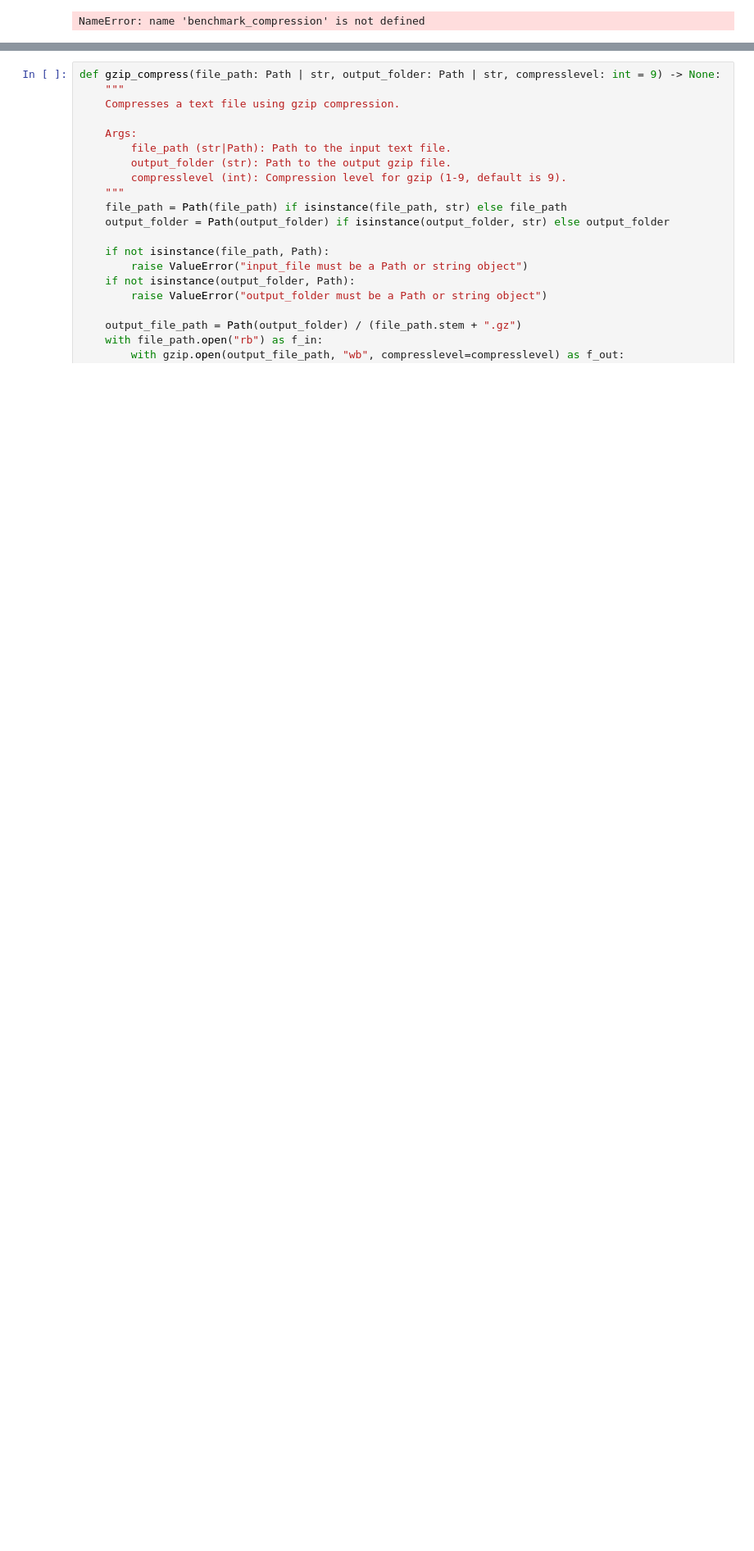
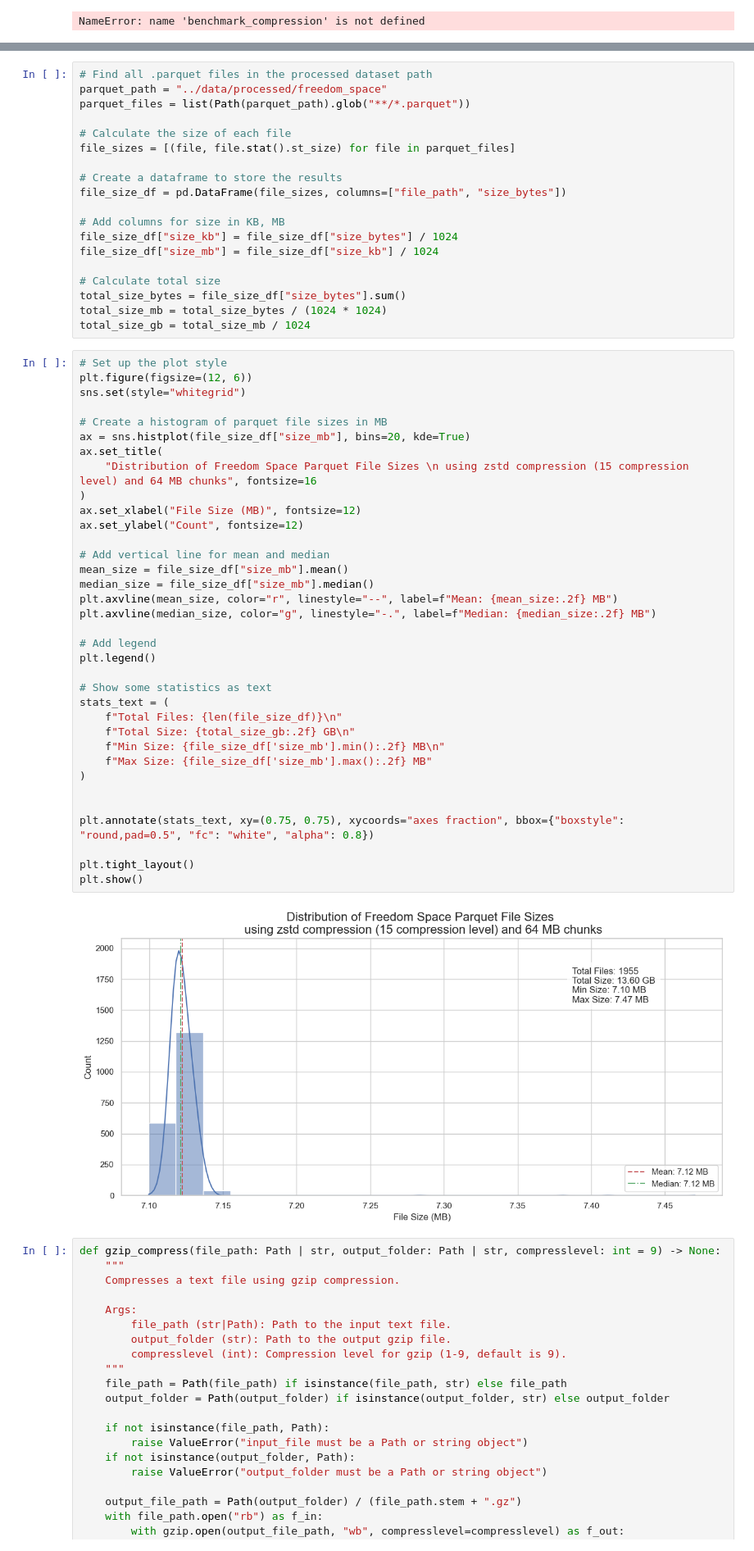
Before and after one commit to EtienneReboul/confscale, a Jupyter notebook: notebooks/er01-benchmarking_compression.ipynb, the cells around one changed output, grey strips where cells are left out. Shown: that part at 82% size. Cells and saved outputs as stored; diff of their text form; blank space fills up the shorter version.

```diff
--- a/notebooks/er01-benchmarking_compression.ipynb
+++ b/notebooks/er01-benchmarking_compression.ipynb
@@ -419,3 +636,59 @@ NameError: name 'benchmark_compression' is not defined
+# %%
+# Find all .parquet files in the processed dataset path
+parquet_path = "../data/processed/freedom_space"
+parquet_files = list(Path(parquet_path).glob("**/*.parquet"))
+
+# Calculate the size of each file
+file_sizes = [(file, file.stat().st_size) for file in parquet_files]
+
+# Create a dataframe to store the results
+file_size_df = pd.DataFrame(file_sizes, columns=["file_path", "size_bytes"])
+
+# Add columns for size in KB, MB
+file_size_df["size_kb"] = file_size_df["size_bytes"] / 1024
+file_size_df["size_mb"] = file_size_df["size_kb"] / 1024
+
+# Calculate total size
+total_size_bytes = file_size_df["size_bytes"].sum()
+total_size_mb = total_size_bytes / (1024 * 1024)
+total_size_gb = total_size_mb / 1024
+# %%
+# Set up the plot style
+plt.figure(figsize=(12, 6))
+sns.set(style="whitegrid")
+
+# Create a histogram of parquet file sizes in MB
+ax = sns.histplot(file_size_df["size_mb"], bins=20, kde=True)
+ax.set_title(
+    "Distribution of Freedom Space Parquet File Sizes \n using zstd compression (15 compression level) and 64 MB chunks", fontsize=16
+)
+ax.set_xlabel("File Size (MB)", fontsize=12)
+ax.set_ylabel("Count", fontsize=12)
+
+# Add vertical line for mean and median
+mean_size = file_size_df["size_mb"].mean()
+median_size = file_size_df["size_mb"].median()
+plt.axvline(mean_size, color="r", linestyle="--", label=f"Mean: {mean_size:.2f} MB")
+plt.axvline(median_size, color="g", linestyle="-.", label=f"Median: {median_size:.2f} MB")
+
+# Add legend
+plt.legend()
+
+# Show some statistics as text
+stats_text = (
+    f"Total Files: {len(file_size_df)}\n"
+    f"Total Size: {total_size_gb:.2f} GB\n"
+    f"Min Size: {file_size_df['size_mb'].min():.2f} MB\n"
+    f"Max Size: {file_size_df['size_mb'].max():.2f} MB"
+)
+
+
+plt.annotate(stats_text, xy=(0.75, 0.75), xycoords="axes fraction", bbox={"boxstyle": "round,pad=0.5", "fc": "white", "alpha": 0.8})
+
+plt.tight_layout()
+plt.show()
+# %% [output]
+[figure, added]
 # %%
 def gzip_compress(file_path: Path | str, output_folder: Path | str, compresslevel: int = 9) -> None:
     """
```
Also changed, not shown: parts of 11 cells of this notebook, 1 other file.
